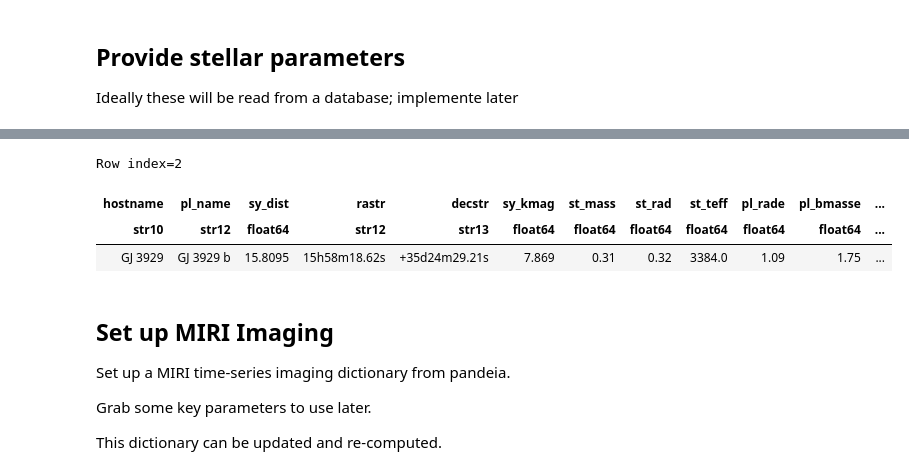
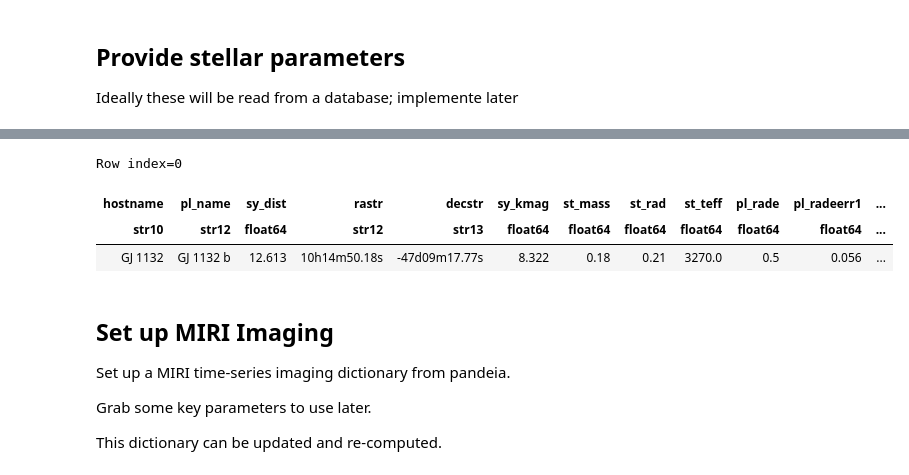
Before and after one commit to hdiamondlowe/jwst_rockyplanetoccultations, a Jupyter notebook: pandeia_etc_miri_imaging_ts.ipynb, the cells around one changed output, grey strips where cells are left out. Cells and saved outputs as stored; diff of their text form; code cells hidden in the pictures.

```diff
--- a/pandeia_etc_miri_imaging_ts.ipynb
+++ b/pandeia_etc_miri_imaging_ts.ipynb
@@ -68,12 +166,12 @@ Table length=24
 # %%
 #targ = smallPlanetSystems[targ_inds[1][0]]
-targ = smallPlanetSystems[2]
+targ = smallPlanetSystems[0]
 targ
 # %% [output]
-Row index=2
+Row index=0
-| hostname | pl_name | sy_dist | rastr | decstr | sy_kmag | st_mass | st_rad | st_teff | pl_rade | pl_bmasse | ... |
+| hostname | pl_name | sy_dist | rastr | decstr | sy_kmag | st_mass | st_rad | st_teff | pl_rade | pl_radeerr1 | ... |
 | str10 | str12 | float64 | str12 | str13 | float64 | float64 | float64 | float64 | float64 | float64 | ... |
-| GJ 3929 | GJ 3929 b | 15.8095 | 15h58m18.62s | +35d24m29.21s | 7.869 | 0.31 | 0.32 | 3384.0 | 1.09 | 1.75 | ... |
+| GJ 1132 | GJ 1132 b | 12.613 | 10h14m50.18s | -47d09m17.77s | 8.322 | 0.18 | 0.21 | 3270.0 | 0.5 | 0.056 | ... |
 # %%
 # star_params
 star_name = targ['hostname']
```
Also changed, not shown: parts of 19 cells of this notebook, 9 other files.
